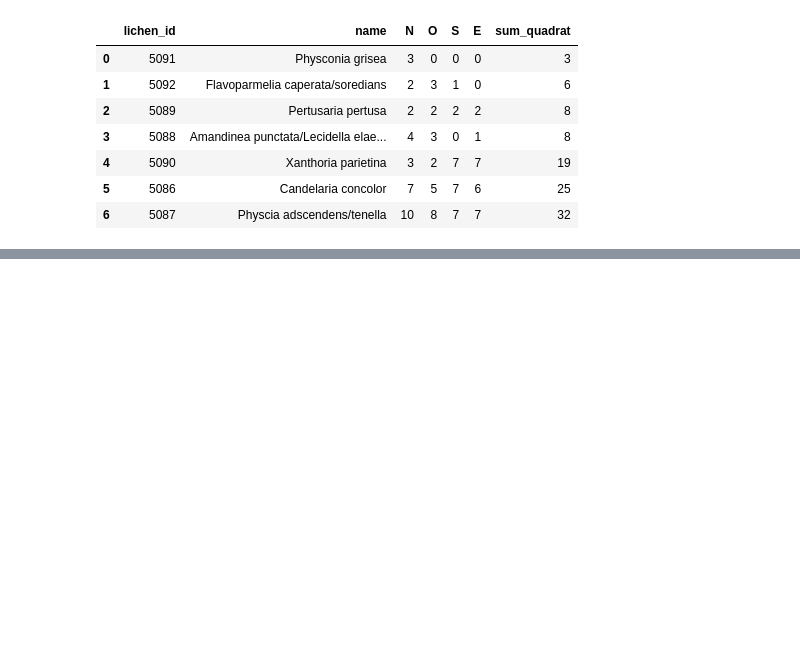
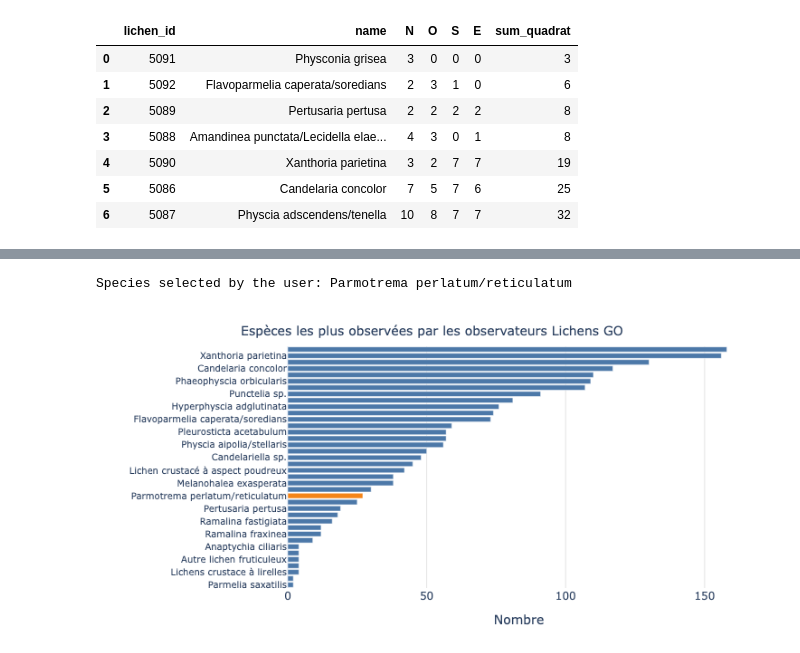
Before and after one commit to dataforgoodfr/lichensgo, a Jupyter notebook: Dashboards/notebooks/plots.ipynb, the cells around one changed output, grey strips where cells are left out. Saved outputs shown, nothing was run; the diff lists cells and outputs as text; code cells hidden in the pictures; blank space fills up the shorter version.

Commit message:
added hist4

```diff
--- a/Dashboards/notebooks/plots.ipynb
+++ b/Dashboards/notebooks/plots.ipynb
@@ -173,0 +176,80 @@ fig.show()
+# %%
+# group by species' type and count them
+df_grouped = (
+    lichen_df
+    .groupby("species_id", as_index=False)
+    .size()
+    .rename(columns={'size': 'count'})
+)
+
+# Merge with species names
+df_grouped_species = df_grouped.merge(lichen_species_df[['species_id', 'name']], on='species_id', how='left')
+
+# Sort based on occurrences in descending order
+df_grouped_species = df_grouped_species.sort_values(by='count', ascending=False).reset_index(drop=True)
+# %%
+### Design bar plot ###
+
+# TODO: the user's selection should be interactive -> to modify in the final Dash
+user_selection_species=lichen_species_df.loc[30,"name"]
+print("Species selected by the user:",user_selection_species)
+
+# index in "df_grouped_species" corresponding to the selected species
+idx = df_grouped_species["name"].loc[lambda x: x==user_selection_species].index
+#print("idx is:",idx)
+
+# adjust the color based on the selected species
+base_color = px.colors.qualitative.T10[0]
+selected_color = px.colors.qualitative.T10[1]
+
+color_discrete_sequence = [base_color] * len(df_grouped_species)
+color_discrete_sequence[int(idx[0])] = selected_color
+
+
+hist4 = px.bar(
+    df_grouped_species,
+    x="count",
+    y="name",
+    orientation="h",
+    color="name",
+    color_discrete_sequence=color_discrete_sequence,
+    title="Espèces les plus observées par les observateurs Lichens GO"
+)
+
+
+# Update layout
+hist4.update_layout(
+    title_font=dict(size=14),
+    title={"x": 0.5, "y": 0.95, "xanchor": "center"},
+    margin=dict(l=20, r=20, t=40, b=20),
+    template="plotly_white"
+)
+
+# Remove the legend
+hist4.update(layout_showlegend=False)
+
+# Update axes
+hist4.update_xaxes(
+    title_text="Nombre",
+    showgrid=True,
+    gridcolor='rgba(200, 200, 200, 0.5)',
+)
+hist4.update_yaxes(
+    title="",
+    tickfont=dict(size=10)  # Adjust tick font size
+)
+
+
+# Customize hover information
+hist4.update_traces(hovertemplate="""
+    <b>Espèce:</b> %{y}<br>
+    <b>Nombre:</b> %{x}<extra></extra>
+""")
+
+
+
+
+hist4.show()
+# %% [output]
+Species selected by the user: Parmotrema perlatum/reticulatum
+[figure, added]
```
Also changed, not shown: parts of 2 cells of this notebook.
